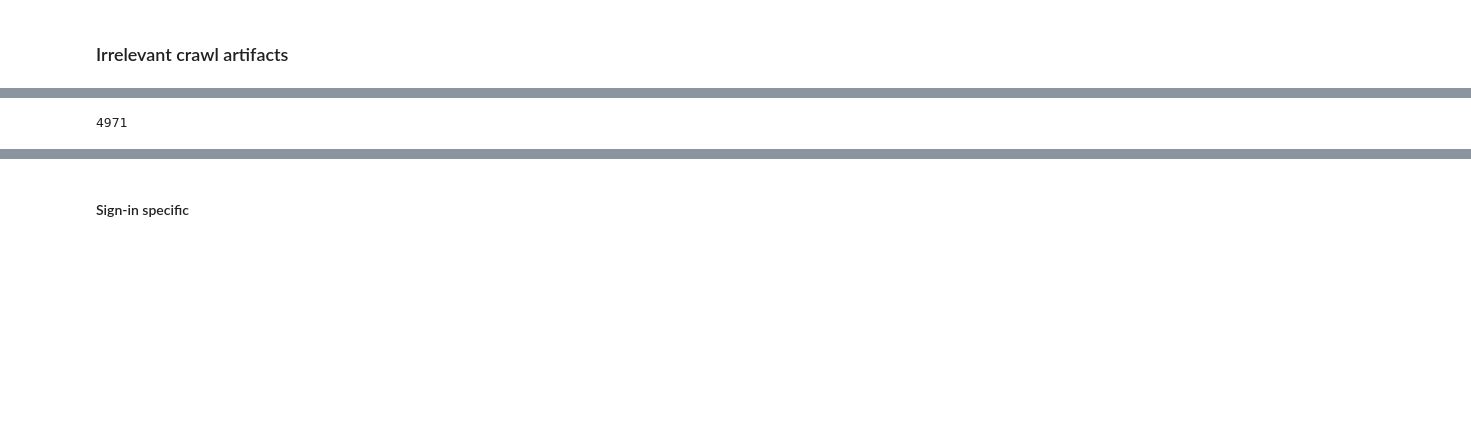
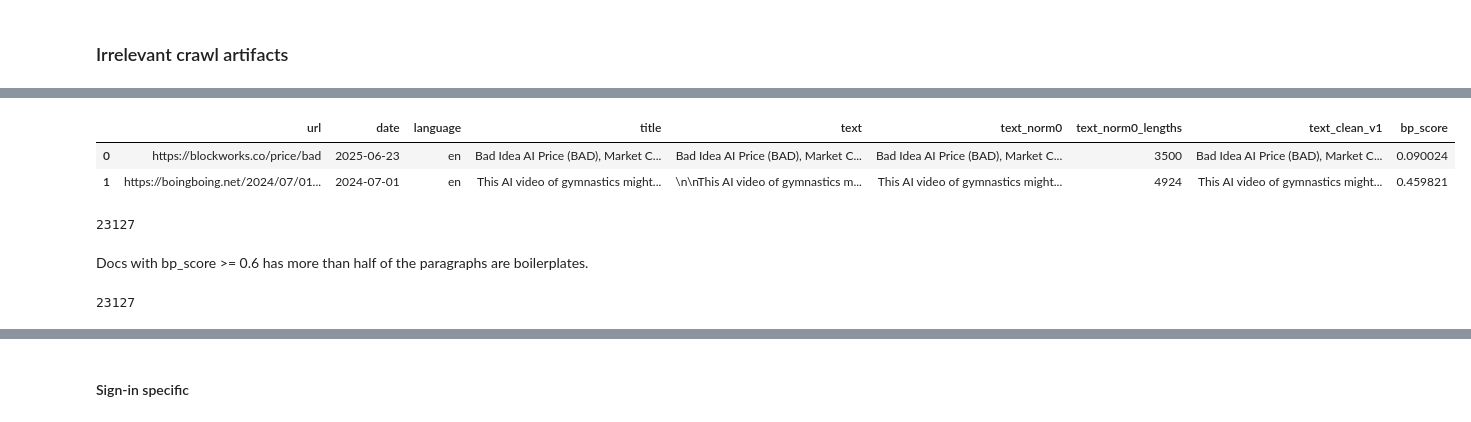
Before and after one commit to Yoki-SyZhang/NLP-How-AI-Impact-Industry, a Jupyter notebook: notebooks/01_Data_Exploration_and_Cleaning.ipynb, the cells around one changed output, grey strips where cells are left out. Drawn from its saved outputs; the diff is of its cells as text; code cells hidden in the pictures; blank space fills up the shorter version.

```diff
--- a/notebooks/01_Data_Exploration_and_Cleaning.ipynb
+++ b/notebooks/01_Data_Exploration_and_Cleaning.ipynb
@@ -529,12 +559,28 @@ df3["bp_score"] = df3["text_clean_v1"].apply(boilerplate_score_only)
+# %%
+save_path_bpscore = DATA_DIR / "temp" / "text_bp_score.parquet"
+df3 = pd.read_parquet(save_path_bpscore)
+df3.head(2)
+# %% [output]
+|  | url | date | language | title | text | text_norm0 | text_norm0_lengths | text_clean_v1 | bp_score |
+| 0 | https://blockworks.co/price/bad | 2025-06-23 | en | Bad Idea AI Price (BAD), Market C... | Bad Idea AI Price (BAD), Market C... | Bad Idea AI Price (BAD), Market C... | 3500 | Bad Idea AI Price (BAD), Market C... | 0.090024 |
+| 1 | https://boingboing.net/2024/07/01... | 2024-07-01 | en | This AI video of gymnastics might... | \n\nThis AI video of gymnastics m... | This AI video of gymnastics might... | 4924 | This AI video of gymnastics might... | 0.459821 |
+# %%
+check_boilerplate = df3[(df3["bp_score"] >= 0.6) ][["text_norm0", "bp_score",'text_norm0_lengths']].sort_values("bp_score", ascending=True)
+len(check_boilerplate)
+# %% [output]
+23127
+# %% [markdown]
+Docs with bp_score >= 0.6 has more than half of the paragraphs are boilerplates.
 # %%
+# I check the results according to the score and decide the threshold to be 0.6
 df3["bp_label"] = pd.cut(
     df3["bp_score"],
-    bins=[-0.01, 0.45, 0.7, 1.0],
+    bins=[-0.01, 0.4, 0.6, 1.0],
     labels=["content", "mixed", "boilerplate"]
 )
 df3[df3["bp_label"] == "boilerplate"].__len__() # check porpotion
 # %% [output]
-4971
+23127
 # %%
 # Quick qualitative check of "boilerplate" rows
 def print_full_rows(df, text_col="text_clean_v1", extra_cols=None, n=5, random_state=42):
```
Also changed, not shown: parts of 45 cells of this notebook.
